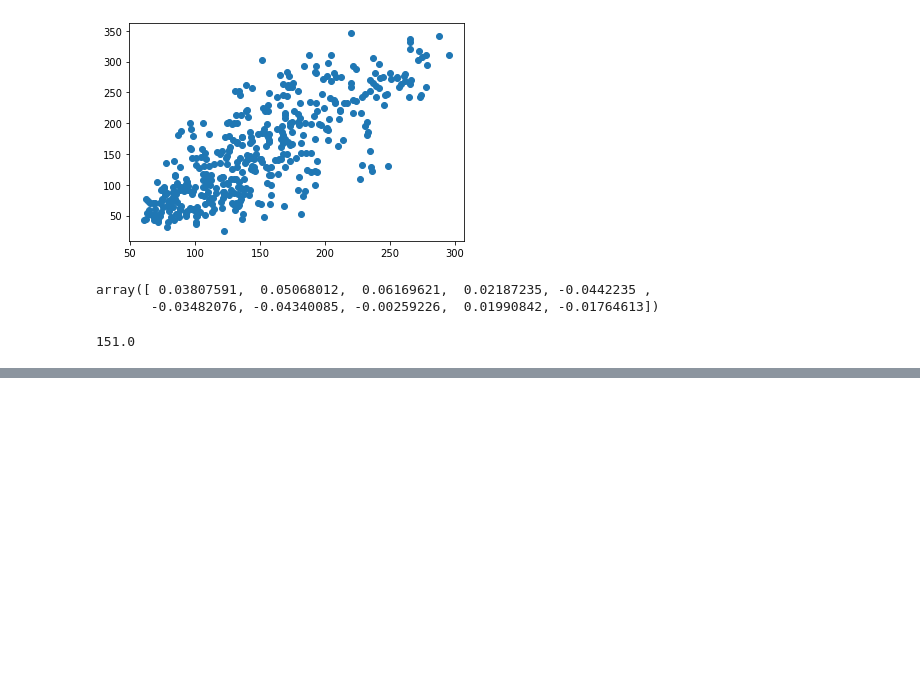
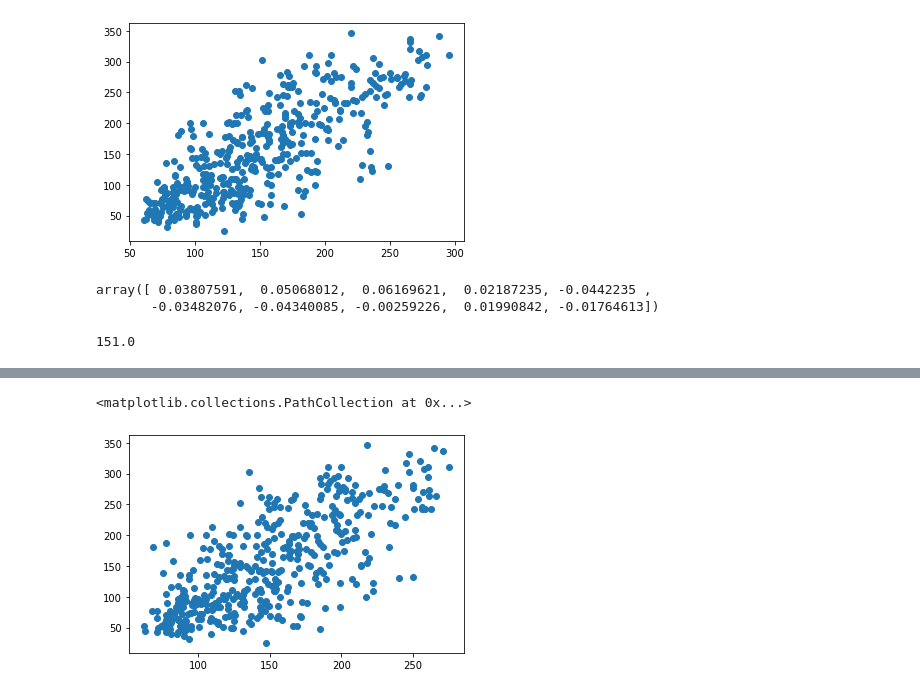
Before and after one commit to Farooq-azam-khan/sklearn-datascience, a Jupyter notebook: src/workflow.ipynb, the cells around one changed output, grey strips where cells are left out. Cells and saved outputs as stored; diff of their text form; code cells hidden in the pictures; blank space fills up the shorter version.

Commit message:
grid search cv

```diff
--- a/src/workflow.ipynb
+++ b/src/workflow.ipynb
@@ -58,0 +81,7 @@ plt.scatter(pipe_preds, y)
+# %%
+grid_mod = GridSearchCV(estimator=pipe,
+             param_grid={'model__n_neighbors': list(range(1,11))},
+             cv=3
+            )
+# %%
+grid_mod.fit(X,y)
@@ -58,0 +110,6 @@ plt.scatter(pipe_preds, y)
+# %%
+grid_preds = grid_mod.predict(X)
+plt.scatter(grid_preds, y)
+# %% [output]
+<matplotlib.collections.PathCollection at 0x...>
+[figure, added]
```
Also changed, not shown: parts of 8 cells of this notebook.
